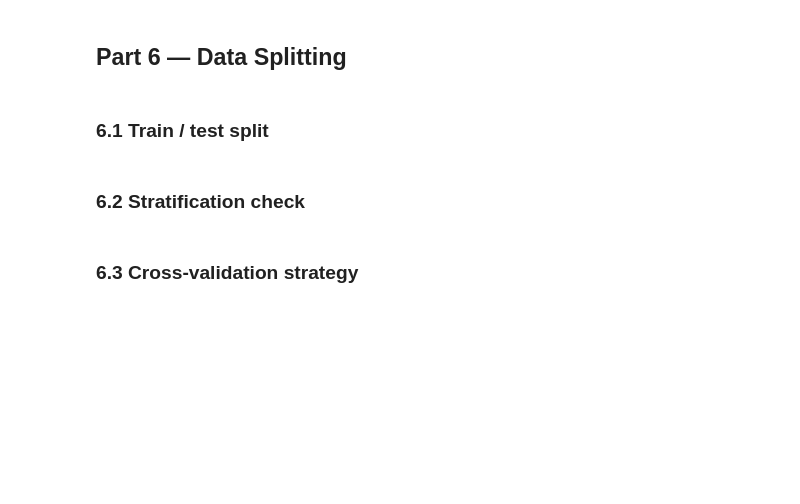
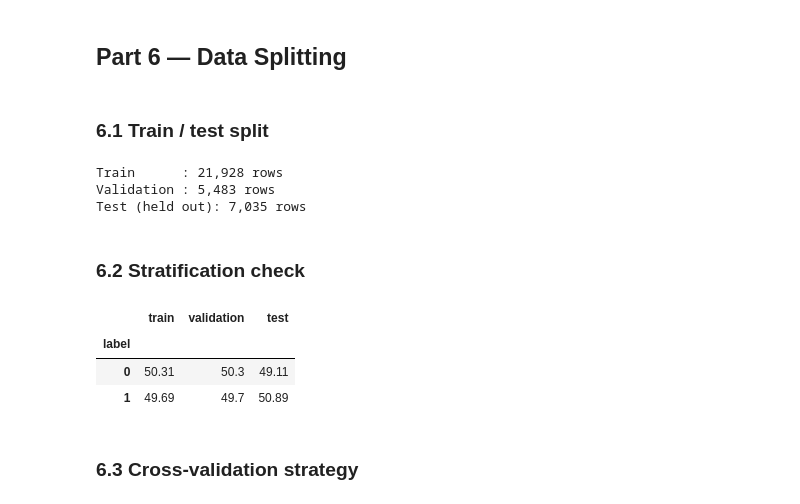
Before and after one commit to Renadyousef/Spam_classification_project, a Jupyter notebook: Supervised_Learning.ipynb, the cells around one changed output. Saved outputs shown, nothing was run; the diff lists cells and outputs as text; code cells hidden in the pictures; blank space fills up the shorter version.

```diff
--- a/Supervised_Learning.ipynb
+++ b/Supervised_Learning.ipynb
@@ -20,7 +20,7 @@ from sklearn.model_selection import (StratifiedKFold, cross_validate,
                                      train_test_split)
 from sklearn.naive_bayes import MultinomialNB
 from sklearn.pipeline import Pipeline
-from sklearn.preprocessing import MinMaxScaler, OneHotEncoder
+from sklearn.preprocessing import MinMaxScaler
 from sklearn.metrics import (accuracy_score, classification_report,
                              confusion_matrix, f1_score, precision_score,
                              recall_score, roc_auc_score)
@@ -30,9 +30,10 @@ TEST_SIZE = 0.2
 CV_FOLDS = 5
 MAX_TFIDF_FEATURES = 300
 NGRAM_RANGE = (1, 2)
+MIN_DF = 2
 
-DATA_DIR = Path("artifacts")
-CLEAN_DATA = DATA_DIR / "ceas08_clean.parquet"
+TRAIN_CSV = Path("spam_train_cleaned.csv")
+TEST_CSV = Path("spam_test_cleaned.csv")
 
 sns.set_style("whitegrid")
 plt.rcParams["figure.figsize"] = (9, 5)
@@ -88,5 +78,6 @@ label
 # %%
-df["text"] = df["subject"] + " " + df["body"]
-df["log_body_len"] = np.log1p(df["body_len"])
+train_df = train_df.drop_duplicates(subset="combined_text").reset_index(drop=True)
+test_df = test_df.drop_duplicates(subset="combined_text").reset_index(drop=True)
 
-df[["text", "log_body_len", "subject_len"]].head(3)
+print("Train after dedupe:", train_df.shape)
+print("Test  after dedupe:", test_df.shape)
@@ -114,13 +99,10 @@ pd.DataFrame({
 ### 5.3 Feature groups
 # %%
 TARGET = "label"
-TEXT_COL = "text"
-NUMERIC_COLS = ["urls", "log_body_len", "subject_len", "date_suspicious"]
-
-DROPPED_COLS = ["sender", "receiver", "sender_domain", "sender_domain_raw",
-                "date", "date_parsed", "subject", "body", "body_len"]
+TEXT_COL = "combined_text"
+NUMERIC_COLS = [c for c in train_df.columns if c not in (TARGET, TEXT_COL)]
 
 FEATURE_COLS = [TEXT_COL] + NUMERIC_COLS
 
-print("Kept   :", FEATURE_COLS)
-print("Dropped:", DROPPED_COLS)
+print("Text   :", TEXT_COL)
+print(f"Numeric ({len(NUMERIC_COLS)}):", NUMERIC_COLS)
@@ -153,23 +155,32 @@ del _probe
 # %% [markdown]
 ### 6.1 Train / test split
 # %%
-X = df[FEATURE_COLS]
-y = df[TARGET]
+X_train, X_val, y_train, y_val = train_test_split(
+    train_df[FEATURE_COLS], train_df[TARGET],
+    test_size=TEST_SIZE, stratify=train_df[TARGET], random_state=RANDOM_STATE
+)
+X_test, y_test = test_df[FEATURE_COLS], test_df[TARGET]
 
-X_train, X_test, y_train, y_test = train_test_split(
-    X, y, test_size=TEST_SIZE, stratify=y, random_state=RANDOM_STATE
-)
-
-print(f"Train: {X_train.shape[0]:,} rows ({(1 - TEST_SIZE):.0%})")
-print(f"Test : {X_test.shape[0]:,} rows ({TEST_SIZE:.0%})")
+print(f"Train      : {X_train.shape[0]:,} rows")
+print(f"Validation : {X_val.shape[0]:,} rows")
+print(f"Test (held out): {X_test.shape[0]:,} rows")
+# %% [output]
+Train      : 21,928 rows
+Validation : 5,483 rows
+Test (held out): 7,035 rows
 # %% [markdown]
 ### 6.2 Stratification check
 # %%
 pd.DataFrame({
-    "full": y.value_counts(normalize=True) * 100,
     "train": y_train.value_counts(normalize=True) * 100,
+    "validation": y_val.value_counts(normalize=True) * 100,
     "test": y_test.value_counts(normalize=True) * 100,
 }).round(2)
+# %% [output]
+|  | train | validation | test |
+| label |  |  |  |
+| 0 | 50.31 | 50.3 | 49.11 |
+| 1 | 49.69 | 49.7 | 50.89 |
 # %% [markdown]
 ### 6.3 Cross-validation strategy
 # %%
```
Also changed, not shown: parts of 17 cells of this notebook.
